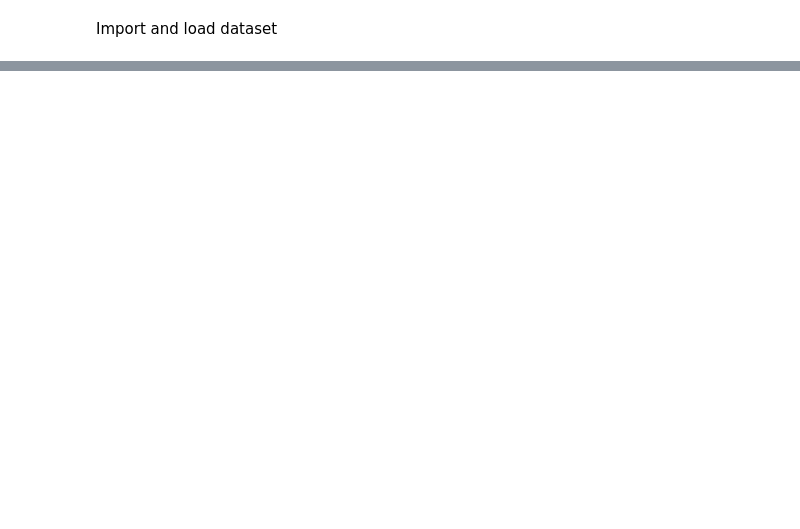
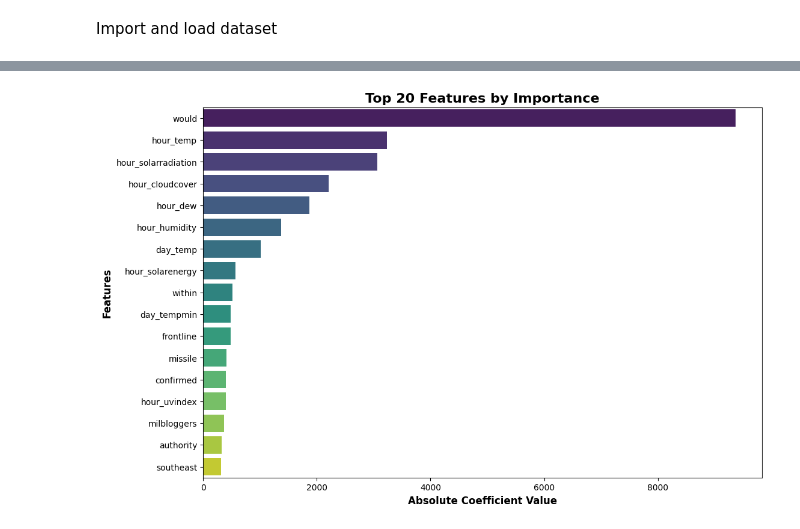
Before and after one commit to KonchakivskyiDanylo/PythonForDs, a Jupyter notebook: model.ipynb, the cells around one changed output, grey strips where cells are left out. Cells and saved outputs as stored; diff of their text form; code cells hidden in the pictures; blank space fills up the shorter version.

```diff
--- a/model.ipynb
+++ b/model.ipynb
@@ -171,0 +258,9 @@ The same results as we trained at the beggining
+# %%
+top_20 = top_20.iloc[3:]
+plt.figure(figsize=(12, 8))
+sns.barplot(x="Importance", y="Feature", data=top_20, palette="viridis")
+plt.title("Top 20 Features by Importance", fontsize=16, fontweight="bold")
+plt.xlabel("Absolute Coefficient Value", fontsize=12, fontweight="bold")
+plt.ylabel("Features", fontsize=12, fontweight="bold");
+# %% [output]
+[figure, added]
```
Also changed, not shown: parts of 50 cells of this notebook.
